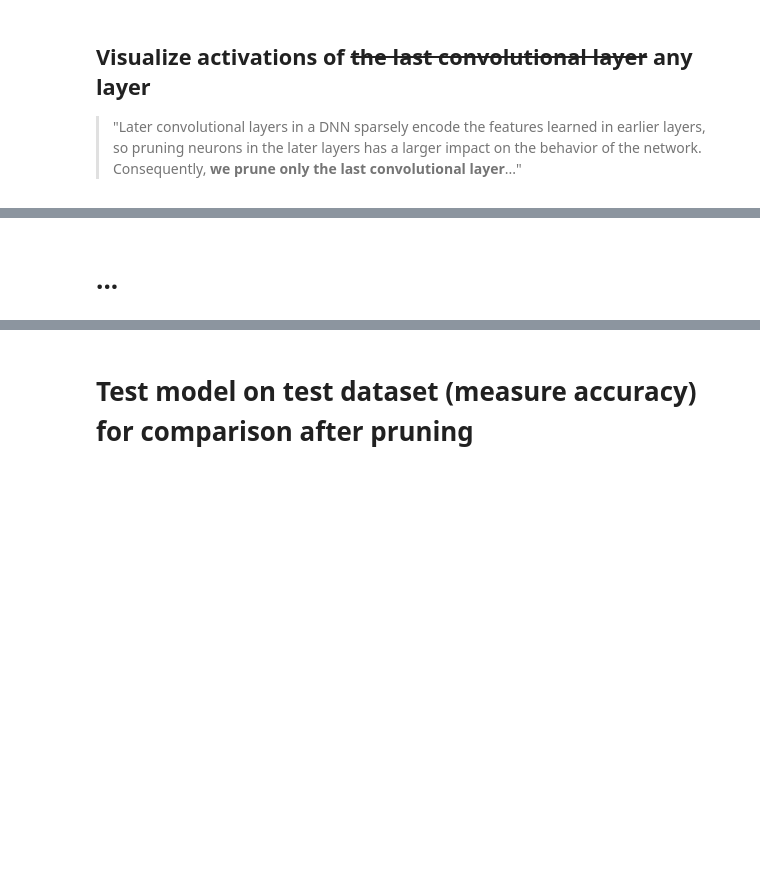
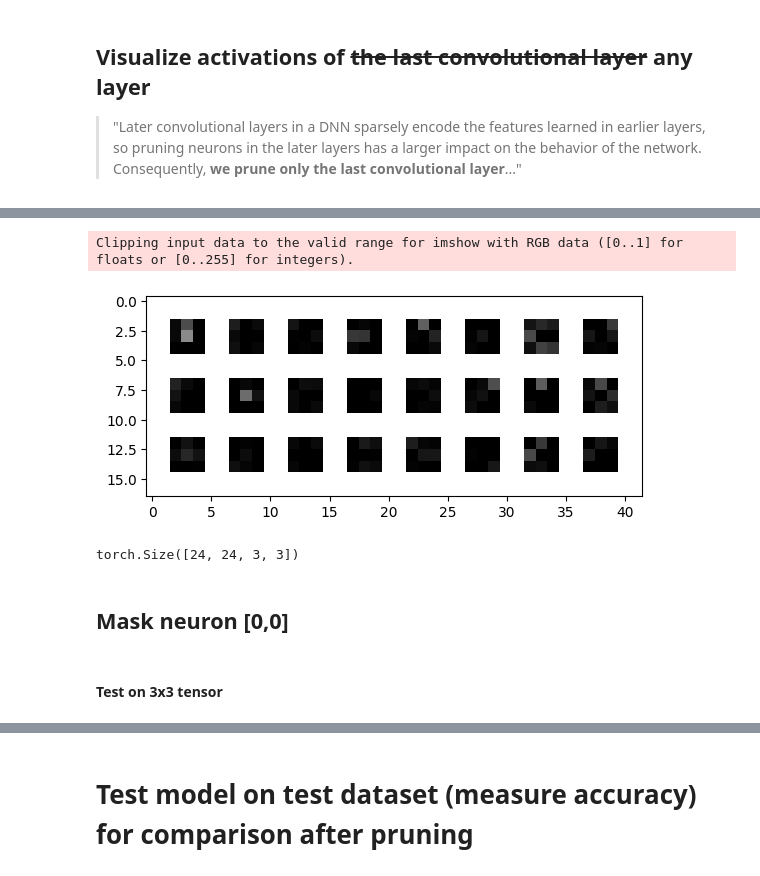
Before and after one commit to MarkoHaralovic/DL_cyber_attacks, a Jupyter notebook: notebooks/pruning_concept.ipynb, the cells around one changed output, grey strips where cells are left out. Cells and saved outputs as stored; diff of their text form; code cells hidden in the pictures; blank space fills up the shorter version.

```diff
--- a/notebooks/pruning_concept.ipynb
+++ b/notebooks/pruning_concept.ipynb
@@ -47,6 +69,15 @@ device
 ## Visualize activations of ~~the last convolutional layer~~ any layer
 
 > "Later convolutional layers in a DNN sparsely encode the features learned in earlier layers, so pruning neurons in the later layers has a larger impact on the behavior of the network. Consequently, **we prune only the last convolutional layer**..."
+# %%
+def visualize_layer(weights):
+    # Only visualize the first out of 24 channels
+
+    grid = make_grid(weights[:,:1,:,:], pad_value=1)
+    np_grid = grid.cpu().numpy()
+
+    plt.imshow(np.transpose(np_grid, (1, 2, 0)))
+    plt.show()
 # %%
 # Available layers
 list(model.state_dict().keys())
@@ -54,5 +103,10 @@ list(model.state_dict().keys())
 SELECTED_WEIGHT_KEY = 'blocks.0.block.fused.0.weight'
 # %%
 layer_weights = model.state_dict()[SELECTED_WEIGHT_KEY]
+visualize_layer(layer_weights)
 
 layer_weights.size()
+# %% [output]
+Clipping input data to the valid range for imshow with RGB data ([0..1] for floats or [0..255] for integers).
+[figure, added]
+torch.Size([24, 24, 3, 3])
@@ -66,2 +112,0 @@ plt.show()
-# %% [markdown]
-# ...
@@ -69,0 +113,4 @@ print(model)
+# %% [markdown]
+## Mask neuron [0,0]
+# %% [markdown]
+#### Test on 3x3 tensor
```
Also changed, not shown: parts of 60 cells of this notebook.
